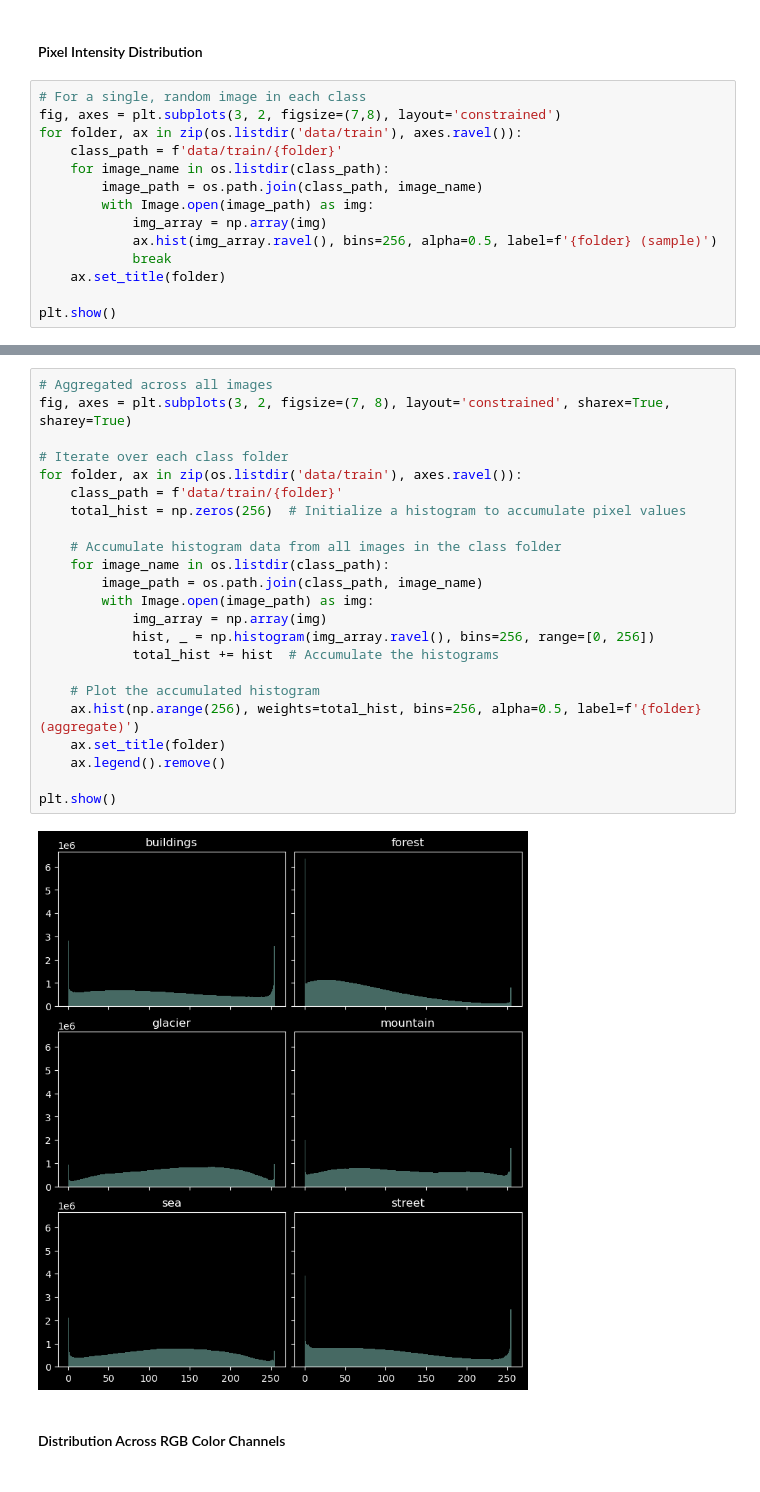
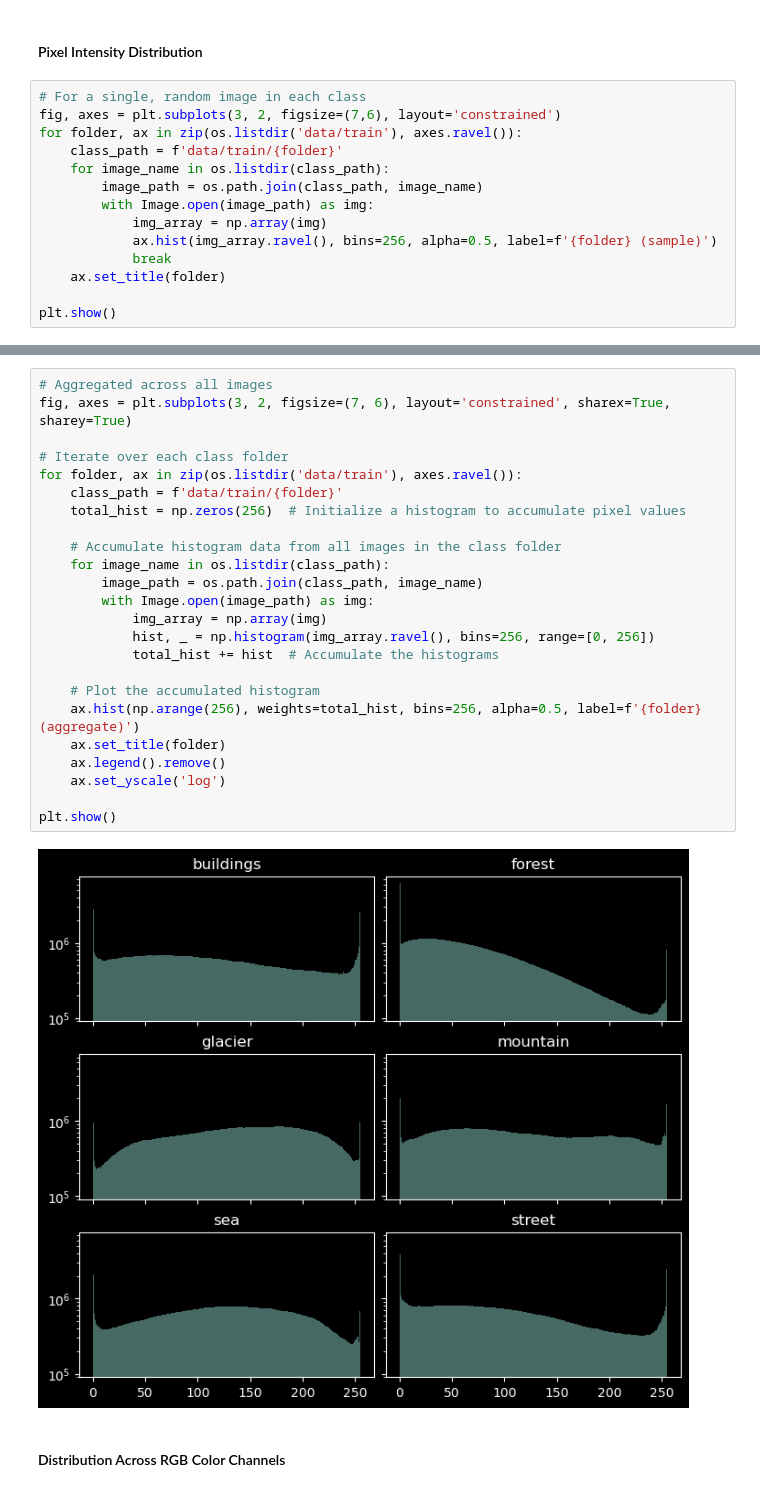
Before and after one commit to kac624/cuny, a Jupyter notebook: D622/hw4_cv/overview.ipynb, the cells around one changed output, grey strips where cells are left out. Drawn from its saved outputs; the diff is of its cells as text.

```diff
--- a/D622/hw4_cv/overview.ipynb
+++ b/D622/hw4_cv/overview.ipynb
@@ -166,7 +178,7 @@ Counts: [    1     1     1     1     1     1     1     2     1     3     7     1
 #### Pixel Intensity Distribution
 # %%
 # For a single, random image in each class
-fig, axes = plt.subplots(3, 2, figsize=(7,8), layout='constrained')
+fig, axes = plt.subplots(3, 2, figsize=(7,6), layout='constrained')
 for folder, ax in zip(os.listdir('data/train'), axes.ravel()):
     class_path = f'data/train/{folder}'
     for image_name in os.listdir(class_path):
@@ -183,28 +195,29 @@ plt.show()
 # %%
 # Aggregated across all images
-fig, axes = plt.subplots(3, 2, figsize=(7, 8), layout='constrained', sharex=True, sharey=True)
+fig, axes = plt.subplots(3, 2, figsize=(7, 6), layout='constrained', sharex=True, sharey=True)
 
 # Iterate over each class folder
 for folder, ax in zip(os.listdir('data/train'), axes.ravel()):
     class_path = f'data/train/{folder}'
     total_hist = np.zeros(256)  # Initialize a histogram to accumulate pixel values
 
     # Accumulate histogram data from all images in the class folder
     for image_name in os.listdir(class_path):
         image_path = os.path.join(class_path, image_name)
         with Image.open(image_path) as img:
             img_array = np.array(img)
             hist, _ = np.histogram(img_array.ravel(), bins=256, range=[0, 256])
             total_hist += hist  # Accumulate the histograms
 
     # Plot the accumulated histogram
     ax.hist(np.arange(256), weights=total_hist, bins=256, alpha=0.5, label=f'{folder} (aggregate)')
     ax.set_title(folder)
     ax.legend().remove()
+    ax.set_yscale('log')
 
 plt.show()
 # %% [output]
-[figure, old version]
+[figure, new version]
 # %% [markdown]
 #### Distribution Across RGB Color Channels
 # %%
```
Also changed, not shown: parts of 29 cells of this notebook, 12 other files.
